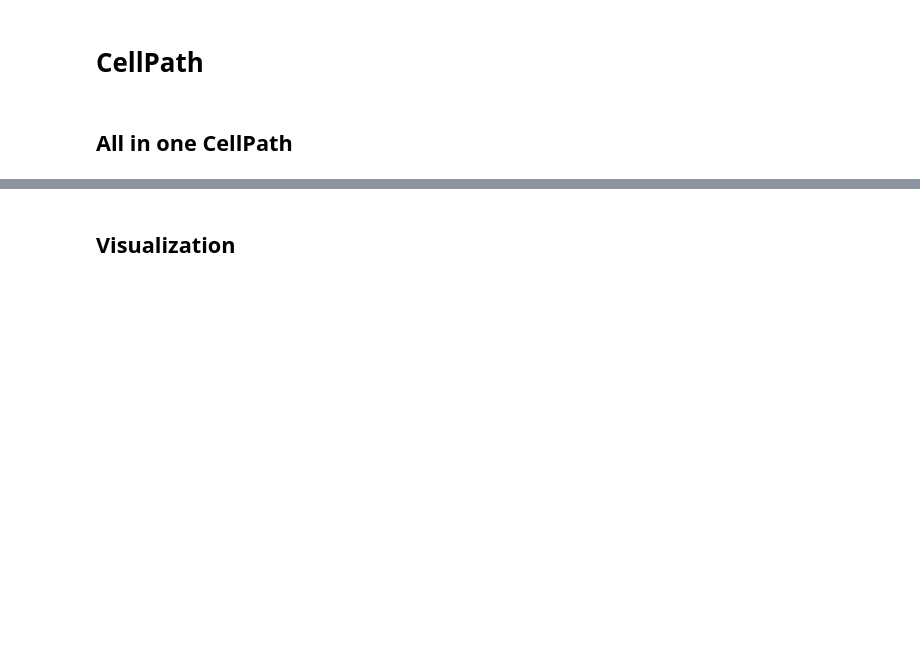
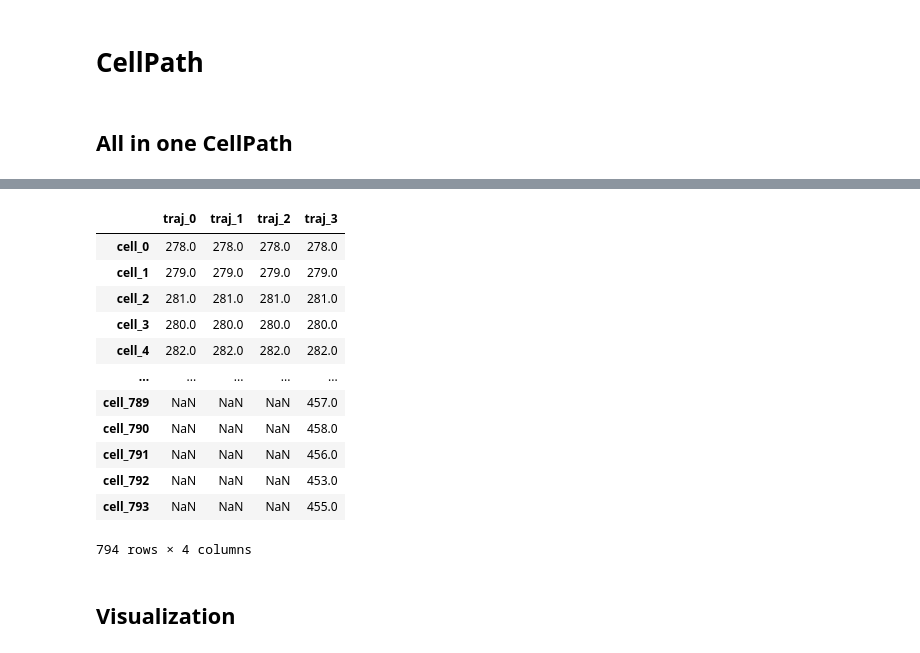
Before and after one commit to PeterZZQ/CellPath, a Jupyter notebook: run_cellpath.ipynb, the cells around one changed output, grey strips where cells are left out. Saved outputs shown, nothing was run; the diff lists cells and outputs as text; code cells hidden in the pictures; blank space fills up the shorter version.

```diff
--- a/run_cellpath.ipynb
+++ b/run_cellpath.ipynb
@@ -58,3 +66,20 @@ Cell-level pseudo-time inferred
+# %%
+# pseudo-time assignment result
+cellpath_obj.pseudo_order
+# %% [output]
+|  | traj_0 | traj_1 | traj_2 | traj_3 |
+| cell_0 | 278.0 | 278.0 | 278.0 | 278.0 |
+| cell_1 | 279.0 | 279.0 | 279.0 | 279.0 |
+| cell_2 | 281.0 | 281.0 | 281.0 | 281.0 |
+| cell_3 | 280.0 | 280.0 | 280.0 | 280.0 |
+| cell_4 | 282.0 | 282.0 | 282.0 | 282.0 |
+| ... | ... | ... | ... | ... |
+| cell_789 | NaN | NaN | NaN | 457.0 |
+| cell_790 | NaN | NaN | NaN | 458.0 |
+| cell_791 | NaN | NaN | NaN | 456.0 |
+| cell_792 | NaN | NaN | NaN | 453.0 |
+| cell_793 | NaN | NaN | NaN | 455.0 |
+794 rows × 4 columns
 # %% [markdown]
 ## Visualization
 # %%
```
Also changed, not shown: parts of 12 cells of this notebook, 5 other files.
